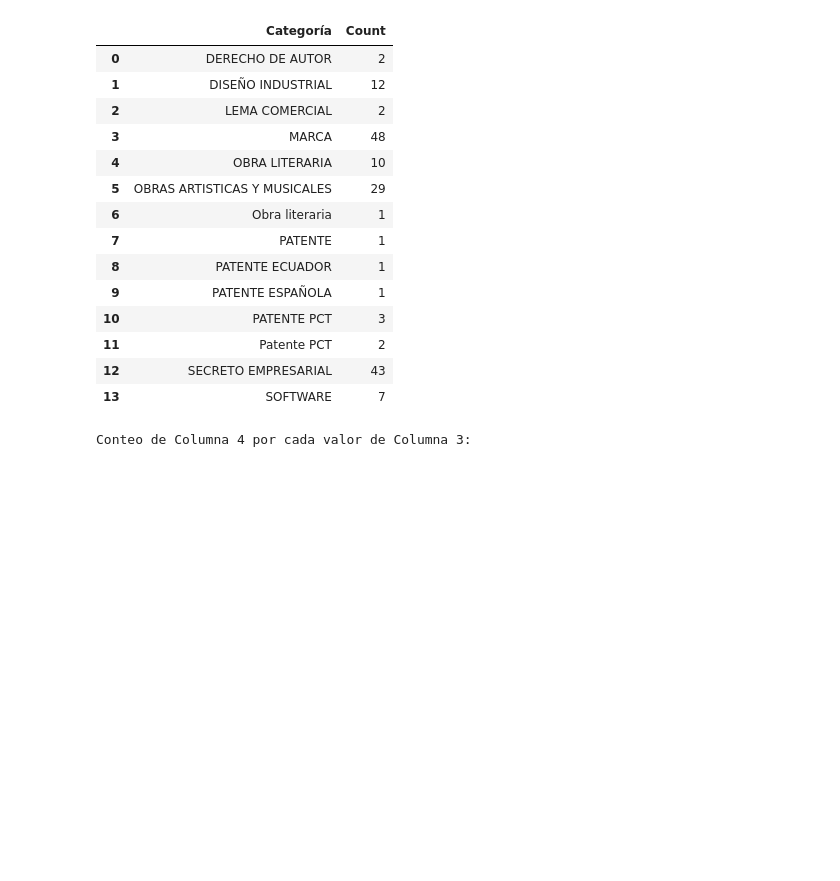
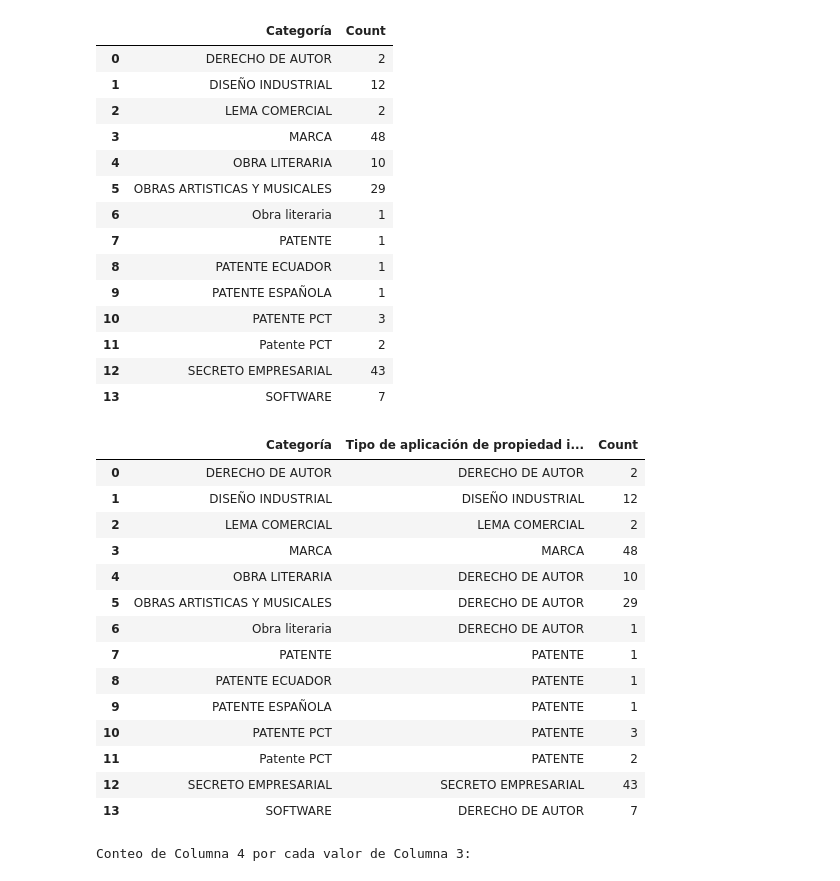
Before and after one commit to stevenaraujo98/pi_classification, a Jupyter notebook: 1_preprocessing.ipynb, the cells around one changed output. Saved outputs shown, nothing was run; the diff lists cells and outputs as text; code cells hidden in the pictures; blank space fills up the shorter version.

```diff
--- a/1_preprocessing.ipynb
+++ b/1_preprocessing.ipynb
@@ -91,5 +91,23 @@ df.iloc[:, [2, 3]].groupby("Categoría").size().reset_index(name='Count')
 | 11 | Patente PCT | 2 |
 | 12 | SECRETO EMPRESARIAL | 43 |
 | 13 | SOFTWARE | 7 |
+# %%
+df.iloc[:, [2, 3]].groupby("Categoría").value_counts().reset_index(name='Count')
+# %% [output]
+|  | Categoría | Tipo de aplicación de propiedad i... | Count |
+| 0 | DERECHO DE AUTOR | DERECHO DE AUTOR | 2 |
+| 1 | DISEÑO INDUSTRIAL | DISEÑO INDUSTRIAL | 12 |
+| 2 | LEMA COMERCIAL | LEMA COMERCIAL | 2 |
+| 3 | MARCA | MARCA | 48 |
+| 4 | OBRA LITERARIA | DERECHO DE AUTOR | 10 |
+| 5 | OBRAS ARTISTICAS Y MUSICALES | DERECHO DE AUTOR | 29 |
+| 6 | Obra literaria | DERECHO DE AUTOR | 1 |
+| 7 | PATENTE | PATENTE | 1 |
+| 8 | PATENTE ECUADOR | PATENTE | 1 |
+| 9 | PATENTE ESPAÑOLA | PATENTE | 1 |
+| 10 | PATENTE PCT | PATENTE | 3 |
+| 11 | Patente PCT | PATENTE | 2 |
+| 12 | SECRETO EMPRESARIAL | SECRETO EMPRESARIAL | 43 |
+| 13 | SOFTWARE | DERECHO DE AUTOR | 7 |
 # %%
 # contabilizar cuantas de la columna 4 (Categoría), se tiene de la columna 3 con iloc. Y que me muestre el valor de la columna 3 y el valor de la 4 y cuantos de la columna 4 hay de cada uno de la columna 3
```
Also changed, not shown: parts of 2 cells of this notebook.
